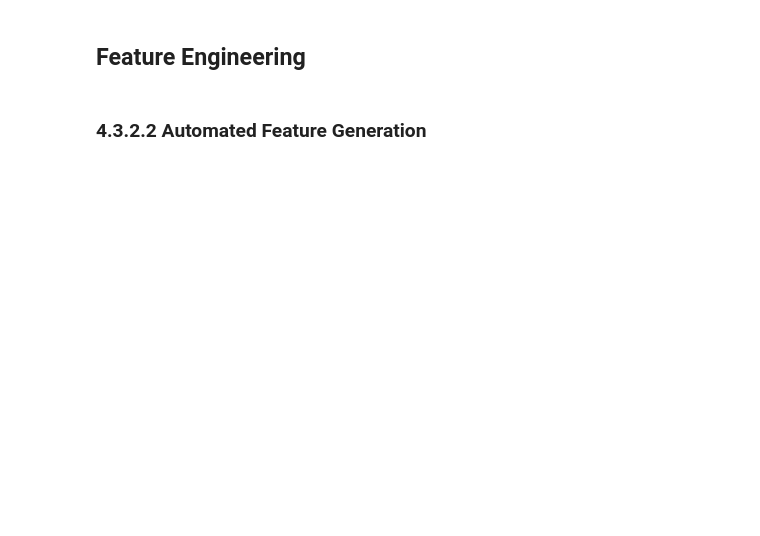
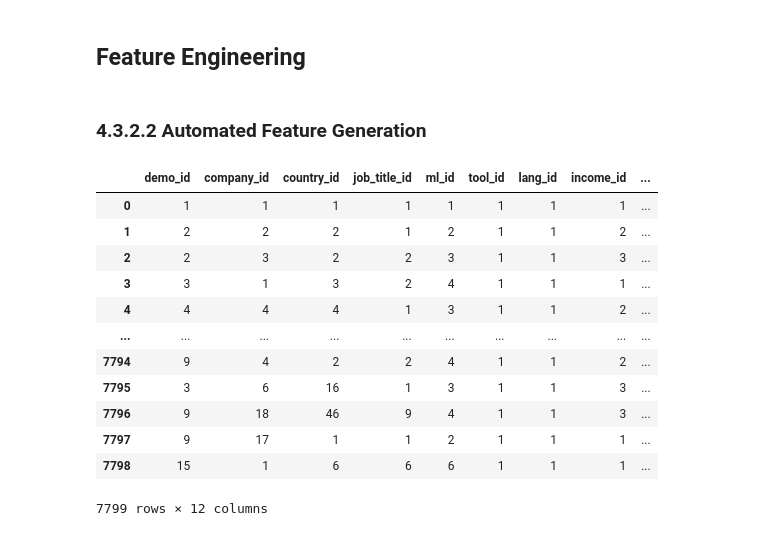
Before and after one commit to Aaron2k02/data-mining-warehousing-wages-analysis, a Jupyter notebook: notebooks/03_data_preprocessing/01_data_encoding.ipynb, the cells around one changed output. Saved outputs shown, nothing was run; the diff lists cells and outputs as text; code cells hidden in the pictures; blank space fills up the shorter version.

```diff
--- a/notebooks/03_data_preprocessing/01_data_encoding.ipynb
+++ b/notebooks/03_data_preprocessing/01_data_encoding.ipynb
@@ -258,0 +285,16 @@ dim_income_category = survey_df[[col for col in survey_df.columns if col.startsw
+# %%
+fact_profile_table
+# %% [output]
+|  | demo_id | company_id | country_id | job_title_id | ml_id | tool_id | lang_id | income_id | ... |
+| 0 | 1 | 1 | 1 | 1 | 1 | 1 | 1 | 1 | ... |
+| 1 | 2 | 2 | 2 | 1 | 2 | 1 | 1 | 2 | ... |
+| 2 | 2 | 3 | 2 | 2 | 3 | 1 | 1 | 3 | ... |
+| 3 | 3 | 1 | 3 | 2 | 4 | 1 | 1 | 1 | ... |
+| 4 | 4 | 4 | 4 | 1 | 3 | 1 | 1 | 2 | ... |
+| ... | ... | ... | ... | ... | ... | ... | ... | ... | ... |
+| 7794 | 9 | 4 | 2 | 2 | 4 | 1 | 1 | 2 | ... |
+| 7795 | 3 | 6 | 16 | 1 | 3 | 1 | 1 | 3 | ... |
+| 7796 | 9 | 18 | 46 | 9 | 4 | 1 | 1 | 3 | ... |
+| 7797 | 9 | 17 | 1 | 1 | 2 | 1 | 1 | 1 | ... |
+| 7798 | 15 | 1 | 6 | 6 | 6 | 1 | 1 | 1 | ... |
+7799 rows × 12 columns
```
Also changed, not shown: parts of 19 cells of this notebook, 1 other file.
